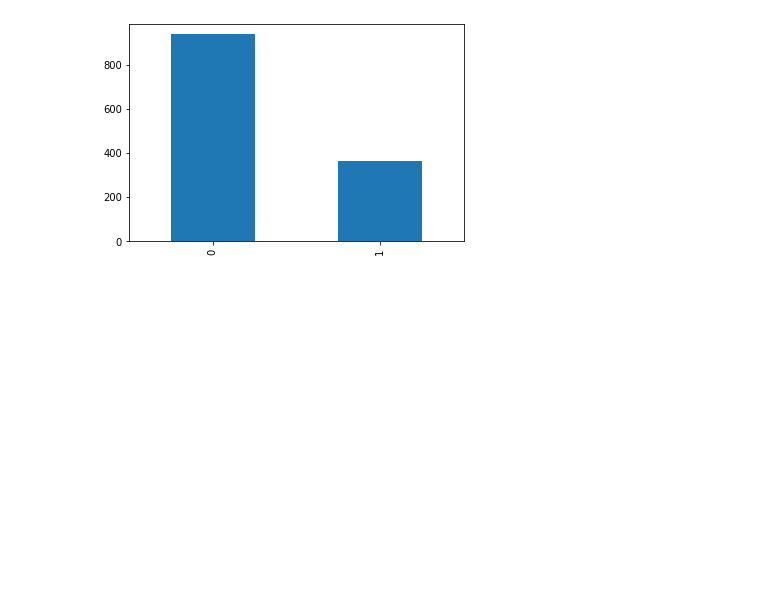
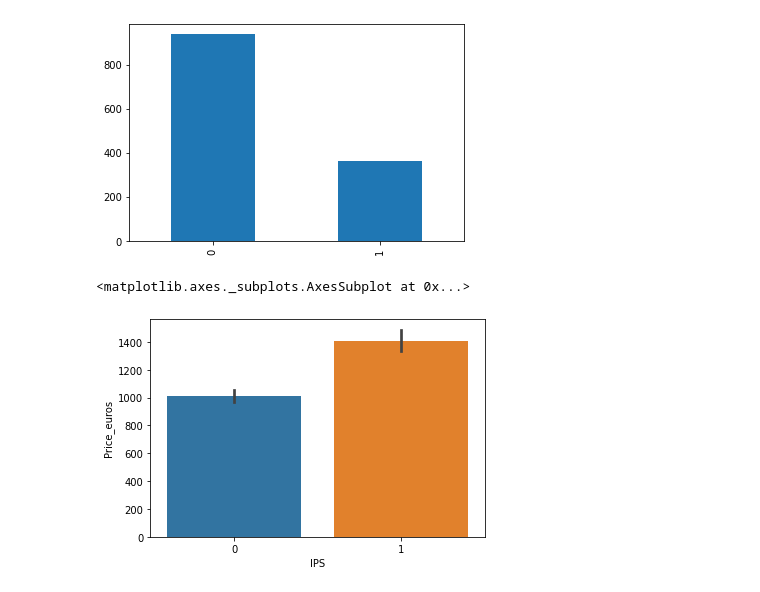
Before and after one commit to akriti0998/Laptop_Price_Predicton_ML, a Jupyter notebook: Laptop_Price_Predictor.ipynb, the cells around one changed output. Drawn from its saved outputs; the diff is of its cells as text; code cells hidden in the pictures; blank space fills up the shorter version.

```diff
--- a/Laptop_Price_Predictor.ipynb
+++ b/Laptop_Price_Predictor.ipynb
@@ -9,7 +9,7 @@ drive.mount('/content/drive')
 # %% [output]
 Drive already mounted at /content/drive; to attempt to forcibly remount, call drive.mount("/content/drive", force_remount=True).
 # %%
-df =  pd.read_csv('/laptop_price.csv',encoding='ISO-8859-1')
+df =  pd.read_csv('/content/drive/MyDrive/laptop_price.csv',encoding='ISO-8859-1')
 # %%
 df.head()
 # %% [output]
@@ -215,3 +215,8 @@ df['IPS'].value_counts().plot(kind='bar')
 # %% [output]
 <matplotlib.axes._subplots.AxesSubplot at 0x...>
 [figure]
+# %%
+sns.barplot(x=df['IPS'],y=df['Price_euros'])
+# %% [output]
+<matplotlib.axes._subplots.AxesSubplot at 0x...>
+[figure, added]
```
Also changed, not shown: parts of 23 cells of this notebook.
